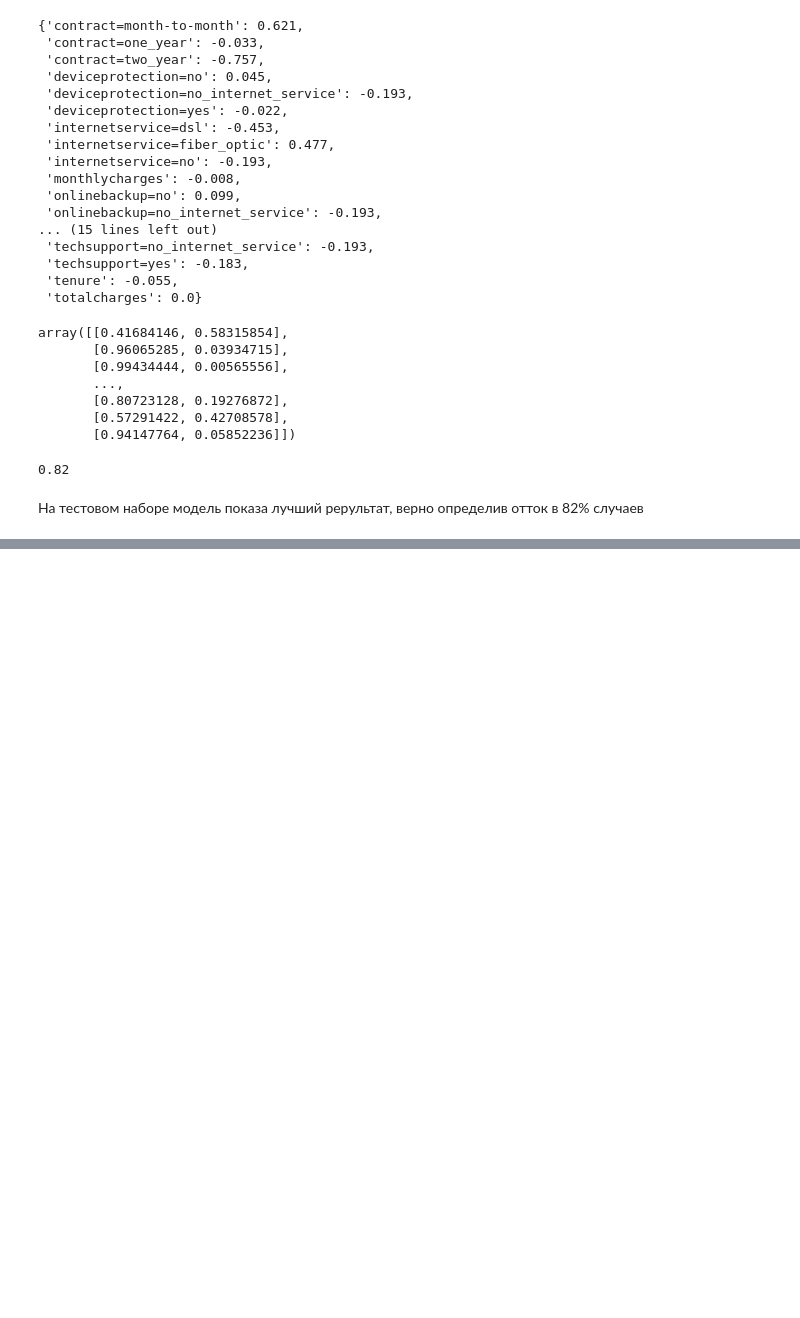
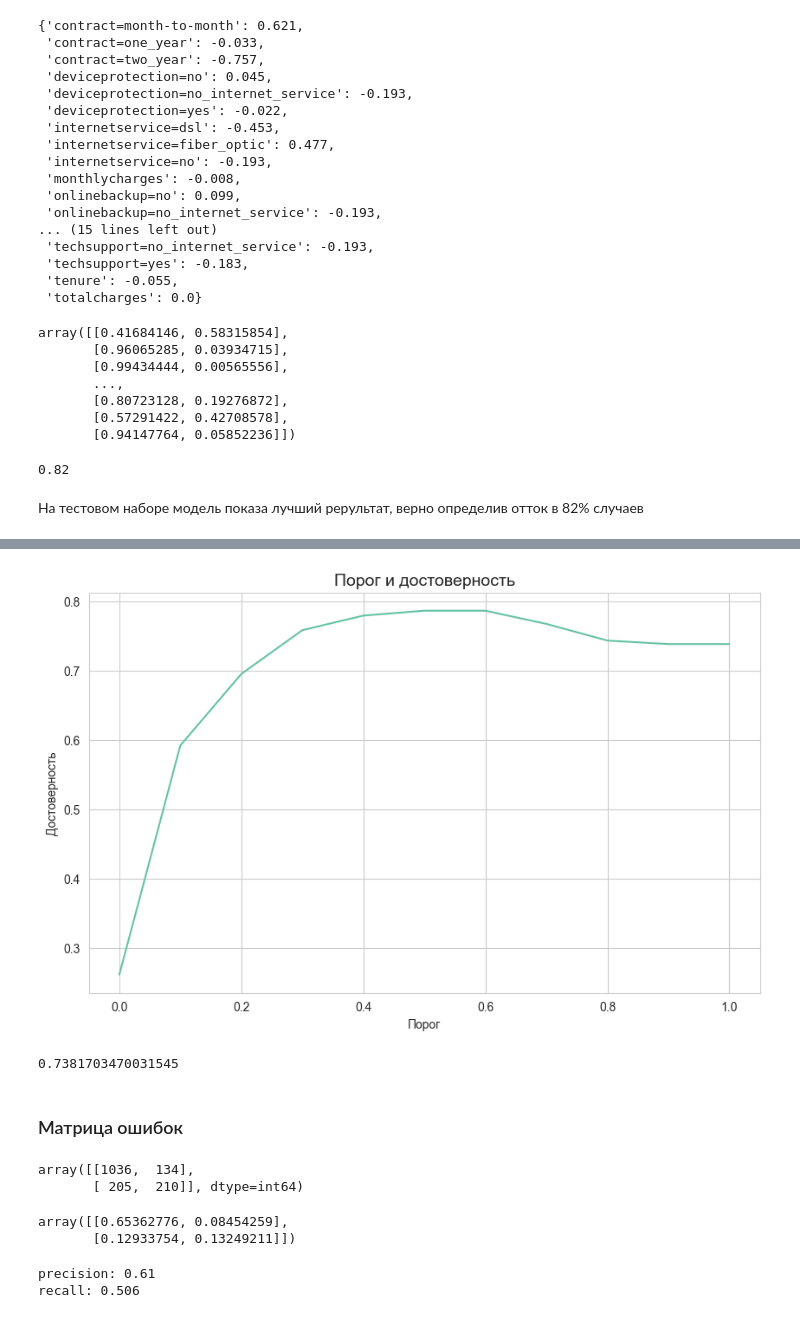
Before and after one commit to GridasovSasha/ML_classification_customer_churn, a Jupyter notebook: main.ipynb, the cells around one changed output, grey strips where cells are left out. Saved outputs shown, nothing was run; the diff lists cells and outputs as text; code cells hidden in the pictures; blank space fills up the shorter version.

```diff
--- a/main.ipynb
+++ b/main.ipynb
@@ -473,8 +483,8 @@ LogisticRegression(random_state=42, solver='liblinear')
 val_dict = df_val[categorical+numeric].to_dict(orient='records')
 X_val = dv.transform(val_dict)
 
-y_pred = model.predict_proba(X_val)
-y_pred
+y_pred_val = model.predict_proba(X_val)
+y_pred_val
 # %% [output]
 array([[0.91213343, 0.08786657],
        [0.77630397, 0.22369603],
@@ -484,9 +494,9 @@ array([[0.91213343, 0.08786657],
        [0.99726956, 0.00273044],
        [0.76660926, 0.23339074]])
 # %%
-y_pred = y_pred[:, 1]
+y_pred_val = y_pred_val[:, 1]
 # запись результата в переменную
-churn = y_pred >= 0.5
+churn = y_pred_val >= 0.5
 # %%
 # оценка достоверности
 print(f'Соответствие {round((y_val == churn).mean()*100)}%')
@@ -555,3 +565,7 @@ round((y_test == churn).mean(),2)
 0.82
 # %% [markdown]
 На тестовом наборе модель показа лучший реpультат, верно определив отток в 82% случаев
+# %%
+for i in np.linspace(0, 1, 11):
+    churn = y_pred_val >= i
+    print(f'threshold {round(i,1)}: {round(accuracy_score(y_val, churn),2)}')
@@ -557,0 +584,58 @@ round((y_test == churn).mean(),2)
+# %%
+threshold  = np.linspace(0, 1, 11)
+accuracies = []
+for t in threshold:
+    churn = y_pred_val >= t
+    accuracies.append(round(accuracy_score(y_val, churn),3))
+# %%
+fig, ax = plt.subplots(figsize=(10,6))
+plt.plot(threshold, accuracies)
+plt.title('Порог и достоверность', fontsize=14)
+plt.xlabel('Порог')
+plt.ylabel('Достоверность')
+plt.show()
+# %% [output]
+[figure, added]
+# %%
+# Создаем базовую линию наиболее частого предсказания
+size_val = len(y_val)
+baseline = np.repeat(False, size_val)
+accuracy_score(baseline, y_val)
+# %% [output]
+0.7381703470031545
+# %% [markdown]
+### Матрица ошибок
+# %%
+t = 0.5
+predict_churn = (y_pred_val>=t)
+predict_no_churn = (y_pred_val<t)
+
+true_churn = (y_val == 1)
+true_no_churn = (y_val == 0)
+
+TP = (predict_churn & true_churn).sum()
+FP = (predict_churn & true_no_churn).sum()
+
+FN = (predict_no_churn & true_churn).sum()
+TN = (predict_no_churn & true_no_churn).sum()
+
+confusion_table = np.array(
+    [[TN, FP],
+     [FN, TP]])
+confusion_table
+# %% [output]
+array([[1036,  134],
+       [ 205,  210]], dtype=int64)
+# %%
+ct = confusion_table / confusion_table.sum()
+ct
+# %% [output]
+array([[0.65362776, 0.08454259],
+       [0.12933754, 0.13249211]])
+# %%
+precision = round(TP /(TP+FP), 3)
+recall = round(TP /(TP+FN), 3)
+print(f'precision: {precision}\nrecall: {recall}')
+# %% [output]
+precision: 0.61
+recall: 0.506
```
Also changed, not shown: parts of 3 cells of this notebook.
